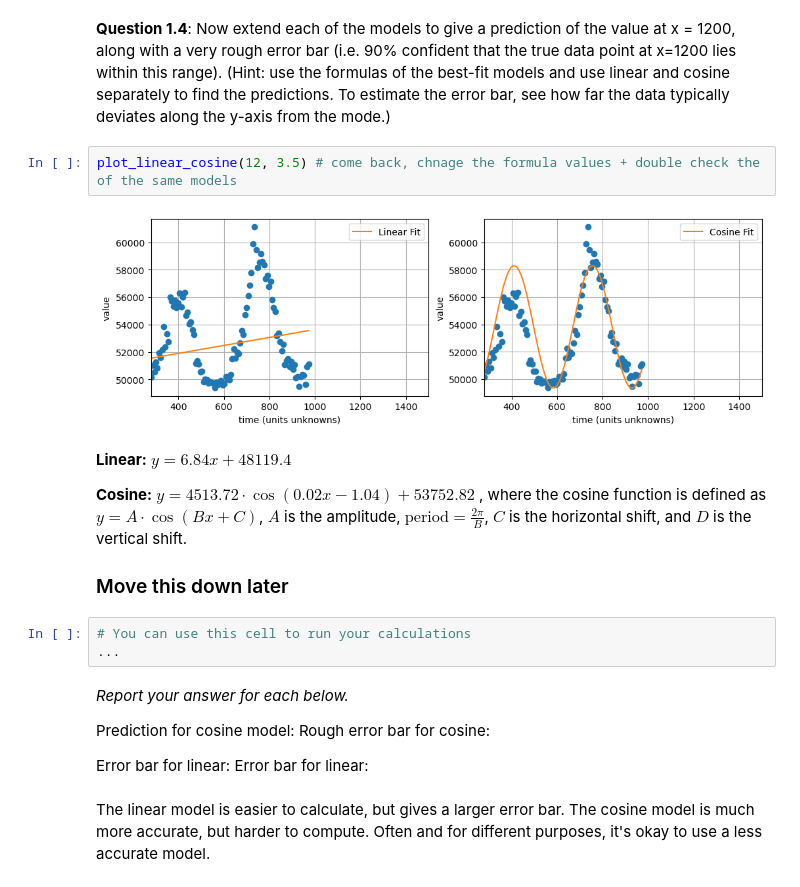
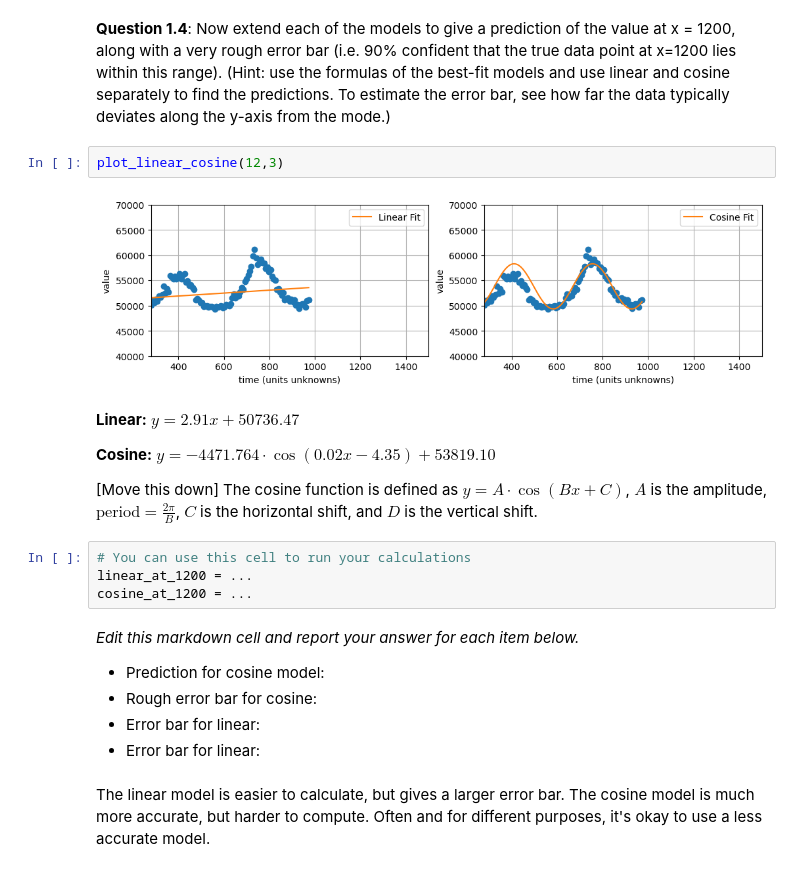
Before and after one commit to sensesensibilityscience/datascience, a Jupyter notebook: 2024/excessdeaths/student/excess_deaths_solution.ipynb, the cells around one changed output. Cells and saved outputs as stored; diff of their text form.

Commit message:
change slider on linear model

```diff
--- a/2024/excessdeaths/student/excess_deaths_solution.ipynb
+++ b/2024/excessdeaths/student/excess_deaths_solution.ipynb
@@ -61,27 +61,27 @@ needs to do just as well outside of this range as inside.
 # %% [markdown]
 **Question 1.4**: Now extend each of the models to give a prediction of the value at x = 1200, along with a very rough error bar (i.e. 90% confident that the true data point at x=1200 lies within this range). (Hint: use the formulas of the best-fit models and use linear and cosine separately to find the predictions. To estimate the error bar, see how far the data typically deviates along the y-axis from the mode.)
 # %%
-plot_linear_cosine(12, 3.5) # come back, chnage the formula values + double check the of the same models
+plot_linear_cosine(12,3)
 # %% [output]
-[figure, old version]
+[figure, new version]
 # %% [markdown]
-**Linear:**  $ y = 6.84x + 48119.4 $
+**Linear:**  $ y = 2.91x + 50736.47 $
 
-**Cosine:**  $ y = 4513.72 \cdot \cos(0.02x - 1.04) + 53752.82 $
-, where the cosine function is defined as $ y = A \cdot \cos(Bx + C) $, $A$ is the amplitude, $ \text{period} = \frac{2\pi}{B} $, $C$ is the horizontal shift, and $D$ is the vertical shift.
+**Cosine:**  $ y = -4471.764 \cdot \cos(0.02x - 4.35) + 53819.10 $
 
-### Move this down later
+
+[Move this down] The cosine function is defined as $ y = A \cdot \cos(Bx + C) $, $A$ is the amplitude, $ \text{period} = \frac{2\pi}{B} $, $C$ is the horizontal shift, and $D$ is the vertical shift.
 # %%
 # You can use this cell to run your calculations
-...
+linear_at_1200 = ...
+cosine_at_1200 = ...
 # %% [markdown]
-_Report your answer for each below._
+_Edit this markdown cell and report your answer for each item below._
 
-Prediction for cosine model:
-Rough error bar for cosine:
-
-Error bar for linear:
-Error bar for linear:
+- Prediction for cosine model:
+- Rough error bar for cosine:
+- Error bar for linear:
+- Error bar for linear:
 # %% [markdown]
 The linear model is easier to calculate, but gives a larger error bar. The cosine model is much more accurate, but harder to compute. Often and for different purposes, it's okay to use a less accurate model.
 # %% [markdown]
```
Also changed, not shown: parts of 2 cells of this notebook, 1 other file.
